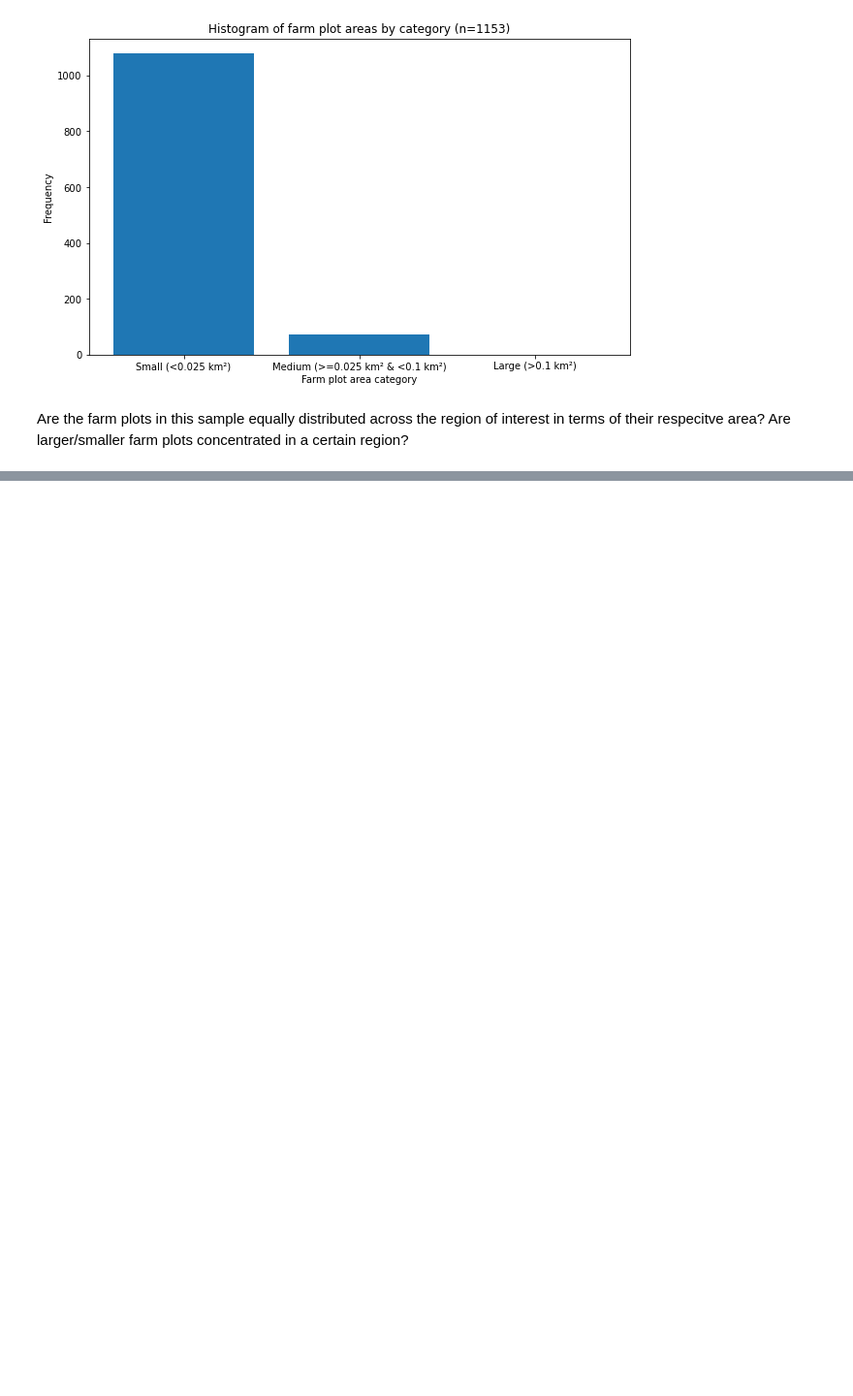
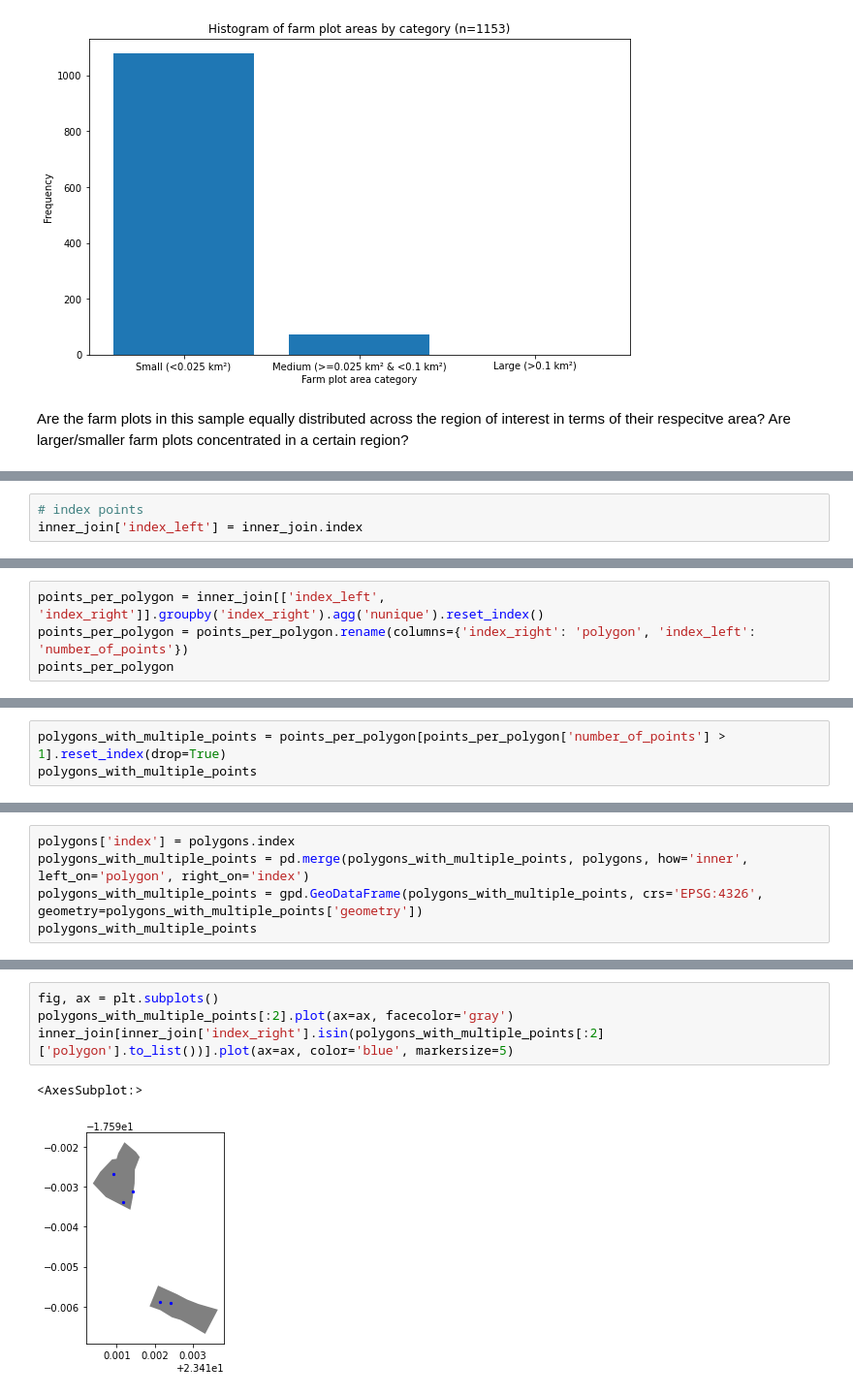
Before and after one commit to alexvmt/farm_plot_detection, a Jupyter notebook: exploratory_data_analysis.ipynb, the cells around one changed output, grey strips where cells are left out. Shown at 97% size. Saved outputs shown, nothing was run; the diff lists cells and outputs as text; blank space fills up the shorter version.

```diff
--- a/farm_plots_fixed_eda.ipynb
+++ b/exploratory_data_analysis.ipynb
@@ -352,0 +602,3 @@ Are the farm plots in this sample equally distributed across the region of inter
+# %%
+# index points
+inner_join['index_left'] = inner_join.index
@@ -352,0 +615,4 @@ Are the farm plots in this sample equally distributed across the region of inter
+# %%
+points_per_polygon = inner_join[['index_left', 'index_right']].groupby('index_right').agg('nunique').reset_index()
+points_per_polygon = points_per_polygon.rename(columns={'index_right': 'polygon', 'index_left': 'number_of_points'})
+points_per_polygon
@@ -352,0 +633,3 @@ Are the farm plots in this sample equally distributed across the region of inter
+# %%
+polygons_with_multiple_points = points_per_polygon[points_per_polygon['number_of_points'] > 1].reset_index(drop=True)
+polygons_with_multiple_points
@@ -352,0 +652,5 @@ Are the farm plots in this sample equally distributed across the region of inter
+# %%
+polygons['index'] = polygons.index
+polygons_with_multiple_points = pd.merge(polygons_with_multiple_points, polygons, how='inner', left_on='polygon', right_on='index')
+polygons_with_multiple_points = gpd.GeoDataFrame(polygons_with_multiple_points, crs='EPSG:4326', geometry=polygons_with_multiple_points['geometry'])
+polygons_with_multiple_points
@@ -352,0 +671,7 @@ Are the farm plots in this sample equally distributed across the region of inter
+# %%
+fig, ax = plt.subplots()
+polygons_with_multiple_points[:2].plot(ax=ax, facecolor='gray')
+inner_join[inner_join['index_right'].isin(polygons_with_multiple_points[:2]['polygon'].to_list())].plot(ax=ax, color='blue', markersize=5)
+# %% [output]
+<AxesSubplot:>
+[figure, added]
```
Also changed, not shown: parts of 54 cells of this notebook.
